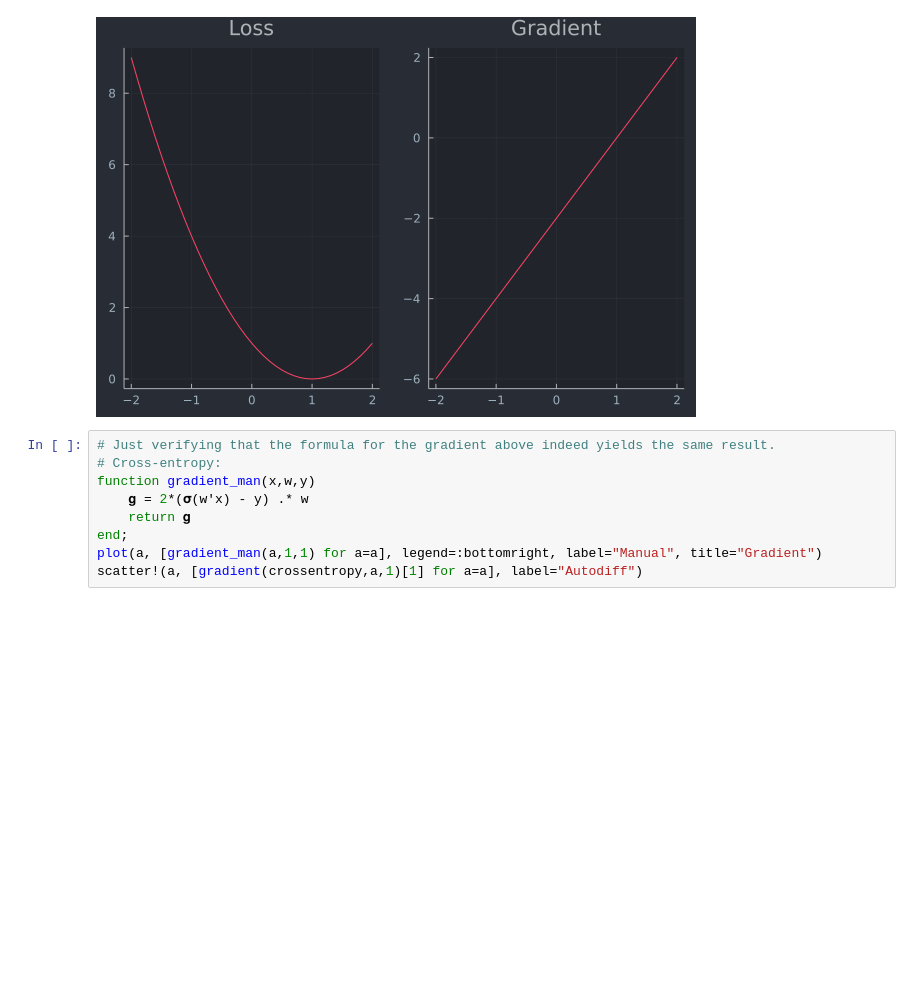
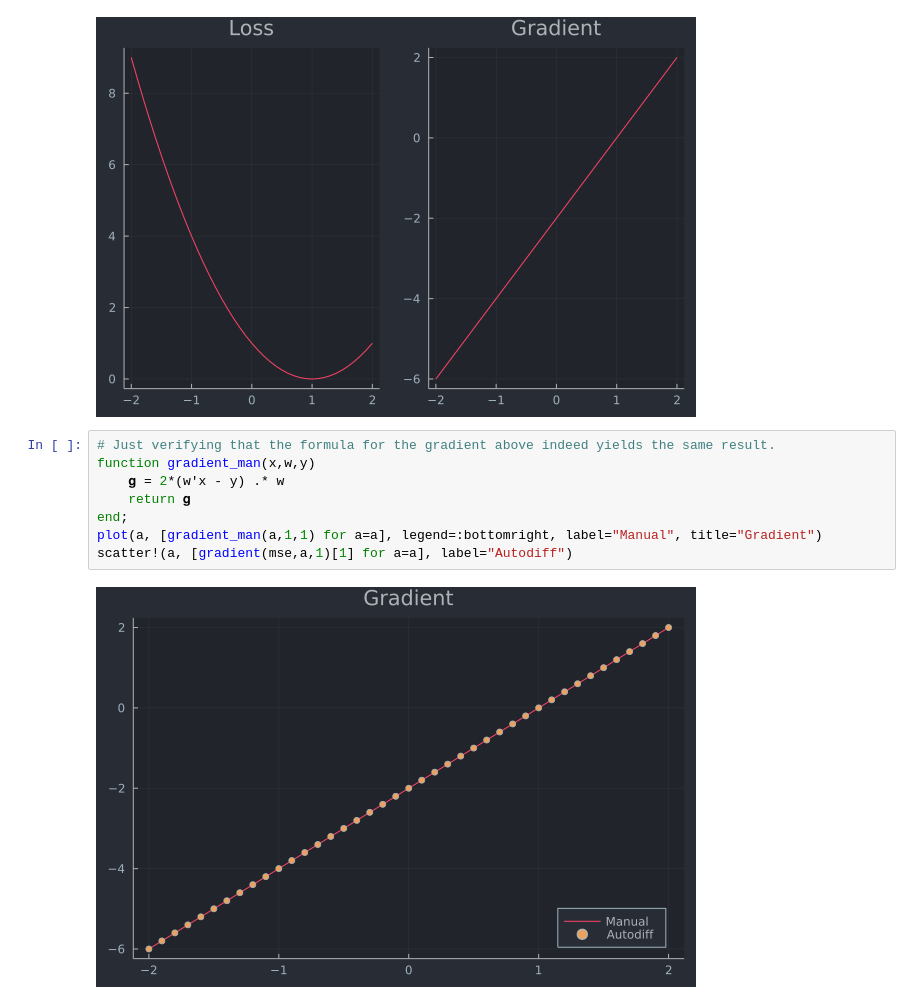
Before and after one commit to JuliaTrustworthyAI/AlgorithmicRecourseDynamics.jl, a Jupyter notebook: tutorials/loss_functions.ipynb, the cells around one changed output. Saved outputs shown, nothing was run; the diff lists cells and outputs as text; blank space fills up the shorter version.

```diff
--- a/tutorials/loss_functions.ipynb
+++ b/tutorials/loss_functions.ipynb
@@ -151,10 +160,11 @@ plot(p1, p2, layout = (1, 2), legend = false)
 [figure]
 # %%
 # Just verifying that the formula for the gradient above indeed yields the same result.
-# Cross-entropy:
 function gradient_man(x,w,y)
-    𝐠 = 2*(𝛔(w'x) - y) .* w
+    𝐠 = 2*(w'x - y) .* w
     return 𝐠
 end;
 plot(a, [gradient_man(a,1,1) for a=a], legend=:bottomright, label="Manual", title="Gradient")
-scatter!(a, [gradient(crossentropy,a,1)[1] for a=a], label="Autodiff")
+scatter!(a, [gradient(mse,a,1)[1] for a=a], label="Autodiff")
+# %% [output]
+[figure, added]
```
Also changed, not shown: parts of 3 cells of this notebook.
